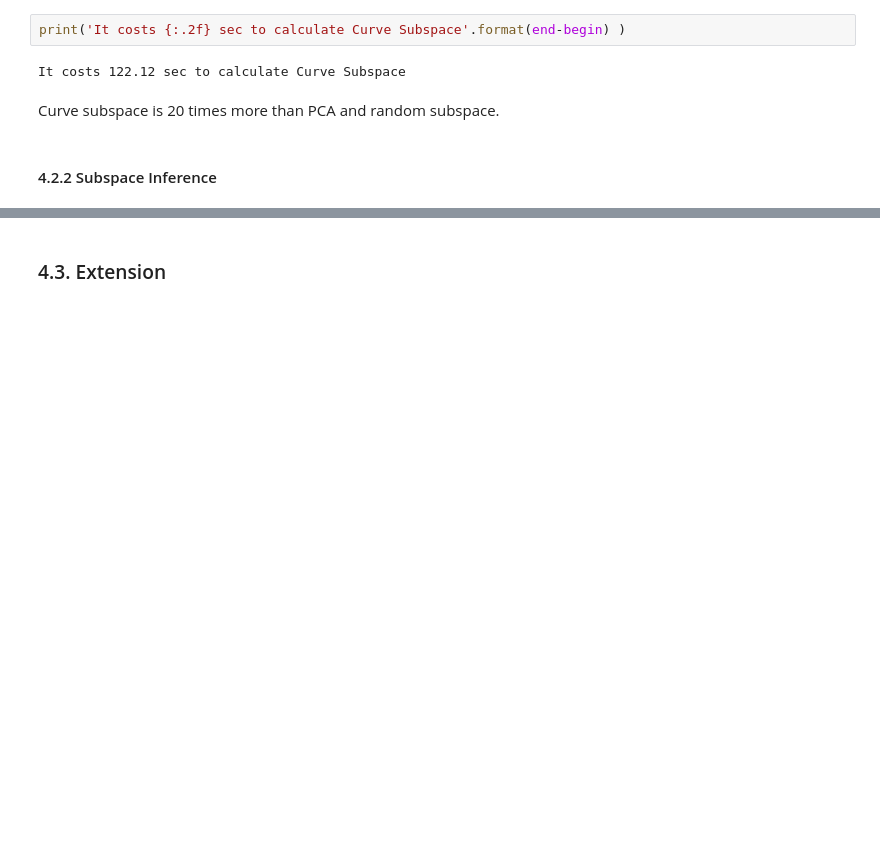
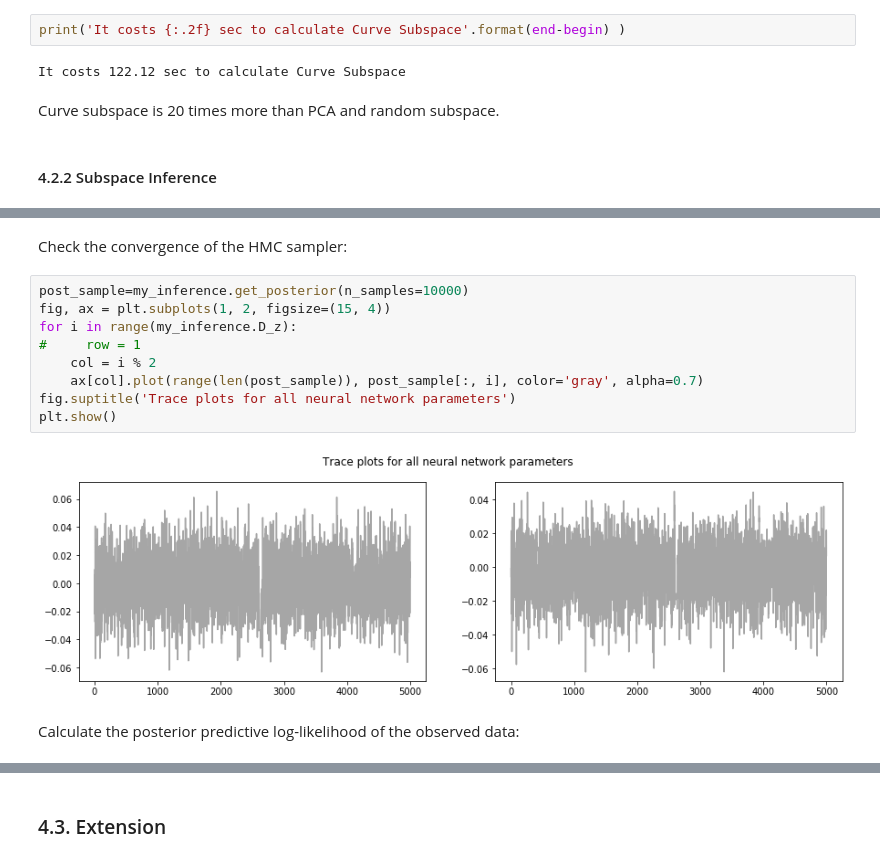
Before and after one commit to Yuting-Kou/am207_Project, a Jupyter notebook: src/Final_Report.ipynb, the cells around one changed output, grey strips where cells are left out. Cells and saved outputs as stored; diff of their text form; blank space fills up the shorter version.

```diff
--- a/src/Final_Report.ipynb
+++ b/src/Final_Report.ipynb
@@ -280,0 +395,15 @@ PCA+RANDOM+(curve) 和HMC+BBB的结果放过来。可以有表格的方式。
+# %% [markdown]
+Check the convergence of the HMC sampler:
+# %%
+post_sample=my_inference.get_posterior(n_samples=10000)
+fig, ax = plt.subplots(1, 2, figsize=(15, 4))
+for i in range(my_inference.D_z):
+#     row = 1
+    col = i % 2
+    ax[col].plot(range(len(post_sample)), post_sample[:, i], color='gray', alpha=0.7)
+fig.suptitle('Trace plots for all neural network parameters')
+plt.show()
+# %% [output]
+[figure, added]
+# %% [markdown]
+Calculate the posterior predictive log-likelihood of the observed data:
```
Also changed, not shown: parts of 90 cells of this notebook.
